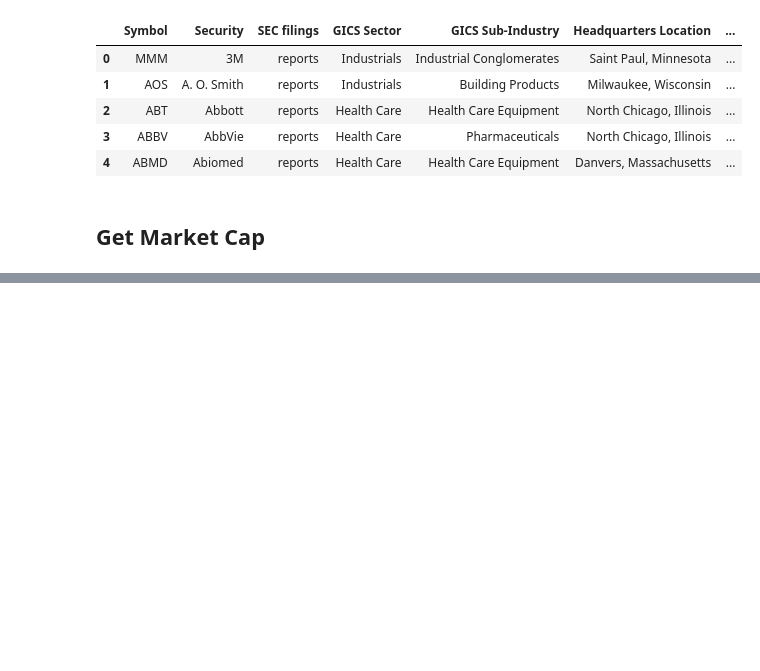
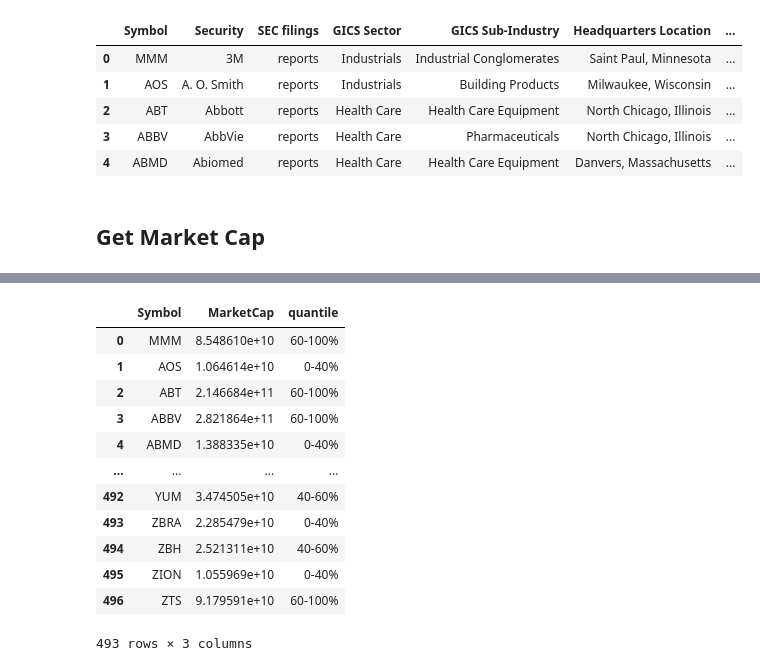
Before and after one commit to mohansameer1983/AI-Finance, a Jupyter notebook: MMAI_823_AI_Finance.ipynb, the cells around one changed output, grey strips where cells are left out. Cells and saved outputs as stored; diff of their text form; code cells hidden in the pictures; blank space fills up the shorter version.

```diff
--- a/MMAI_823_AI_Finance.ipynb
+++ b/MMAI_823_AI_Finance.ipynb
@@ -63,13 +70,13 @@ def get_marketcap():
   marketcap_dict={}
   for symbol in df['Symbol']:
       sys=symbol.replace('.', '-')  #BRk.B --> BRK-B
-      info = yf.Ticker(sys).info
-      marketcap = info['marketCap']
-      marketcap_dict[symbol] = marketcap
-      print(symbol, 'Market Cap: ', marketcap)
+      try:
+        info = yf.Ticker(sys).info
+        marketcap_dict[symbol] = info['marketCap']
+        print(symbol, 'Market Cap: ', info['marketCap'])
+      except KeyError:
+         print(symbol, 'Error')
+  return marketcap_dict
 
-  final_info_df = pd.DataFrame.from_dict(marketcap_dict, columns=['Symbol','MarketCap'])
-  return final_info_df
-
-market_cap_df = get_marketcap()
+marketcap_dict = get_marketcap()
 # %% [output]
@@ -117,0 +194,16 @@ df.quantile([.4,.6], axis = 0)
+# %%
+final_df
+# %% [output]
+|  | Symbol | MarketCap | quantile |
+| 0 | MMM | 8.548610e+10 | 60-100% |
+| 1 | AOS | 1.064614e+10 | 0-40% |
+| 2 | ABT | 2.146684e+11 | 60-100% |
+| 3 | ABBV | 2.821864e+11 | 60-100% |
+| 4 | ABMD | 1.388335e+10 | 0-40% |
+| ... | ... | ... | ... |
+| 492 | YUM | 3.474505e+10 | 40-60% |
+| 493 | ZBRA | 2.285479e+10 | 0-40% |
+| 494 | ZBH | 2.521311e+10 | 40-60% |
+| 495 | ZION | 1.055969e+10 | 0-40% |
+| 496 | ZTS | 9.179591e+10 | 60-100% |
+493 rows × 3 columns
```
Also changed, not shown: parts of 20 cells of this notebook.
